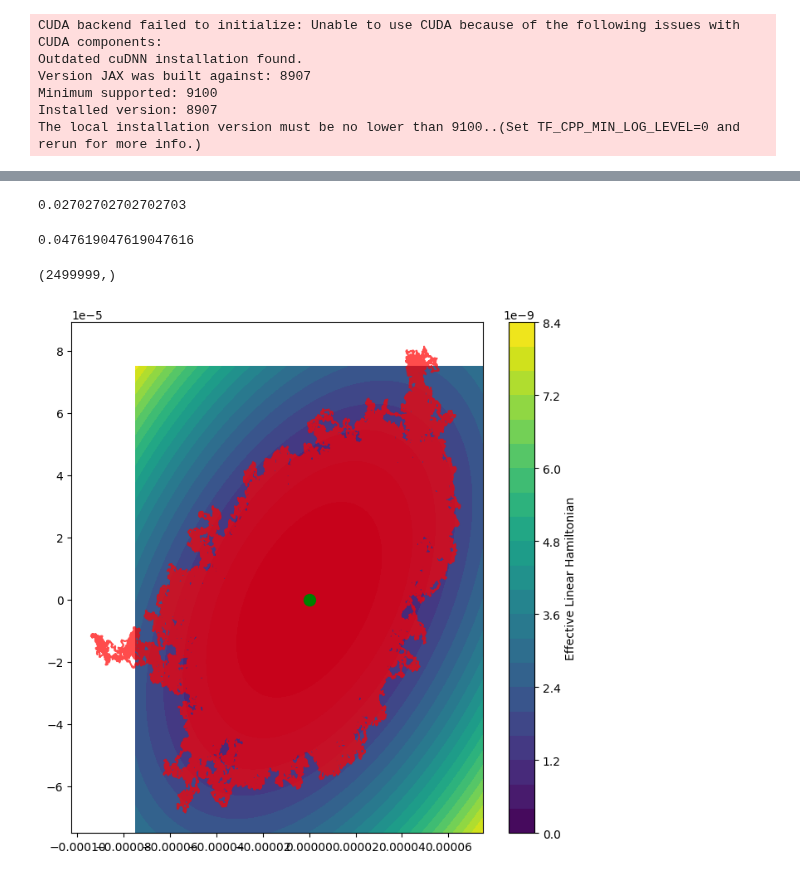
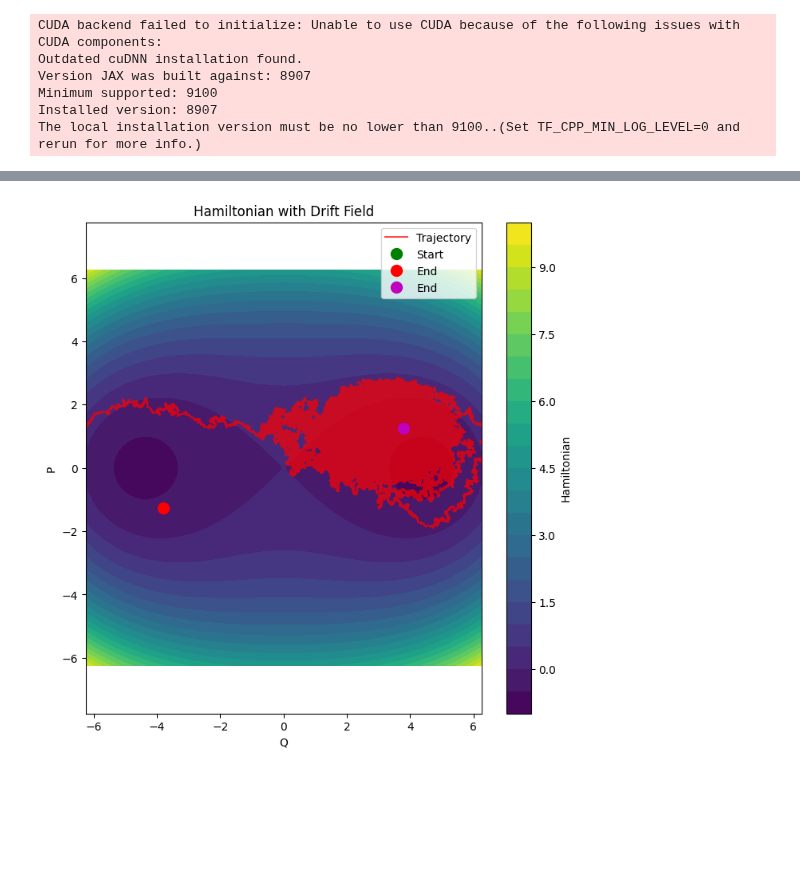
Before and after one commit to cyboesch/oscillator_dev, a Jupyter notebook: thermoai/notebooks/drirect_integration_NVS_nonlinear.ipynb, the cells around one changed output, grey strips where cells are left out. Drawn from its saved outputs; the diff is of its cells as text; code cells hidden in the pictures; blank space fills up the shorter version.

```diff
--- a/thermoai/notebooks/drirect_integration_NVS_nonlinear.ipynb
+++ b/thermoai/notebooks/drirect_integration_NVS_nonlinear.ipynb
@@ -19,14 +19,14 @@ jax.config.update("jax_enable_x64", True)
 # Physical Constants and Parameters
 M = 1.0
 w_0 = 30.0          # Natural frequency (rad/s)
-w_p = 2*w_0      # Driving frequency (rad/s), near 2*w_0 for w_p resonance
+w_p = 2.*w_0      # Driving frequency (rad/s), near 2*w_0 for w_p resonance
 F_p = 15.      # Amplitude of the w_p driving
 Qual = 200.0
 GAMMA = w_0/(2*Qual)
 gamma = 10*.05*1.0              # Nonlinearity coefficient (Duffing term)
 
 k_B = 1.0             # Boltzmann's constant (arbitrary units for simulation)
-T = 0.00000030             # Temperature (K)
+T = 500             # Temperature (K)
     # Noise strength
 
 args = (M, w_0, w_p,Qual, gamma, F_p)
@@ -35,14 +35,14 @@ args = (M, w_0, w_p,Qual, gamma, F_p)
 
 # Simulation Parameters
 t0 = 0.0
-num_periods = 50*500# Start time
+num_periods = 100*100# Start time
 t1 = num_periods*((2*jnp.pi)/w_0)
 dt0 = 0.001
 num_pts_per_period = 100
 ts_dim = jnp.linspace(t0, t1, num_periods*num_pts_per_period)
 
 # Initial Conditions
-x0 = 0.75*1e-7               # Initial displacement
+x0 = -7.               # Initial displacement
 v0 = 0.0               # Initial velocity
 y0_x = jnp.array([x0, v0])
 # %% [output]
@@ -59,8 +59,8 @@ def Hamiltonian(t,Q, P, args):
     return 3*gamma/(16*w_p) * (Q**2 + P**2)**2 + dw/2 *(Q**2 - P**2) +  F_p/(4*M*w_p) * (P**2 - Q**2)
 # %%
 # Plot the Hamiltonian
-Q_range = jnp.linspace(-50, 50, 100)
-P_range = jnp.linspace(-20, 20, 100)
+Q_range = jnp.linspace(-50, 50, 100)/8
+P_range = jnp.linspace(-50, 50, 100)/8
 # Create meshgrid for Q and P
 Q_mesh, P_mesh = jnp.meshgrid(Q_range, P_range)
 
@@ -279,58 +238,48 @@ plt.show()
-# %%
-#Fp = 1
-(0.05/1.85)
-# %% [output]
-0.02702702702702703
-# %%
-#Fp = 4
-0.1/2.1
-# %% [output]
-0.047619047619047616
-# %%
-x_direct.shape
-# %% [output]
-(2499999,)
 # %%
 # Create contour plot with fixed square aspect ratio
 plt.figure(figsize=(8, 8))  # Make figure square
 
 # Create contour plot
-plt.contourf(Q_range, P_range, H_effective_linear_values, levels=20, cmap='viridis')
-plt.colorbar(label='Effective Linear Hamiltonian')
+plt.contourf(Q_range, P_range, H_values, levels=20, cmap='viridis')
+plt.colorbar(label='Hamiltonian')
 
 # Add trajectory
 plt.plot(sde_samples_QP[:, 0], sde_samples_QP[:, 1], 'r-', label='Trajectory', alpha=0.7)
 plt.plot(sde_samples_QP[0, 0], sde_samples_QP[0, 1], 'go', label='Start', markersize=10)
-plt.show()
+plt.plot(-3.79473132, -1.26491271, 'ro', label='End', markersize=10)  # Added line for end point
+plt.plot(3.79473132, 1.26491271, 'mo', label='End', markersize=10)  # Added line for end point
+plt.axis('equal')
+
+# plt.show()
 
 # # Create a coarser grid for the gradient vectors
 # n_arrows = 20
 # Q_arrows = jnp.linspace(Q_range.min(), Q_range.max(), n_arrows)
 # P_arrows = jnp.linspace(P_range.min(), P_range.max(), n_arrows)
 # QQ, PP = jnp.meshgrid(Q_arrows, P_arrows)
 
 # # Evaluate drift terms on the grid
 # drift_vals = jax.vmap(lambda q, p: drift_QP_fn(0., jnp.array([q, p]), args))(QQ.flatten(), PP.flatten())
 # dQ = drift_vals[:, 0].reshape(QQ.shape)
 # dP = drift_vals[:, 1].reshape(PP.shape)
 
 # # Scale the arrows for better visualization
 # scale = 5e-8*3  # Adjust this value to make arrows more visible
 # plt.quiver(QQ, PP, dQ, dP, scale=scale, color='white', alpha=1., label='Drift field')
 
-# plt.xlabel('Q')
-# plt.ylabel('P')
-# plt.title('Effective Linear Hamiltonian with Drift Field')
-# plt.legend()
+plt.xlabel('Q')
+plt.ylabel('P')
+plt.title('Hamiltonian with Drift Field')
+plt.legend()
 
-# # Force equal aspect ratio
-# plt.axis('equal')
+# Force equal aspect ratio
+plt.axis('equal')
 
-# # Ensure the limits are symmetric and match the data range
-# max_range = max(abs(Q_range.max()), abs(P_range.max()))
-# plt.xlim(-max_range, max_range)
-# plt.ylim(-max_range, max_range)
+# Ensure the limits are symmetric and match the data range
+max_range = max(abs(Q_range.max()), abs(P_range.max()))
+plt.xlim(-max_range, max_range)
+plt.ylim(-max_range, max_range)
 
-# plt.show()
+plt.show()
 # %% [output]
-[figure, old version]
+[figure, new version]
```
Also changed, not shown: parts of 8 cells of this notebook, 1 other file.
